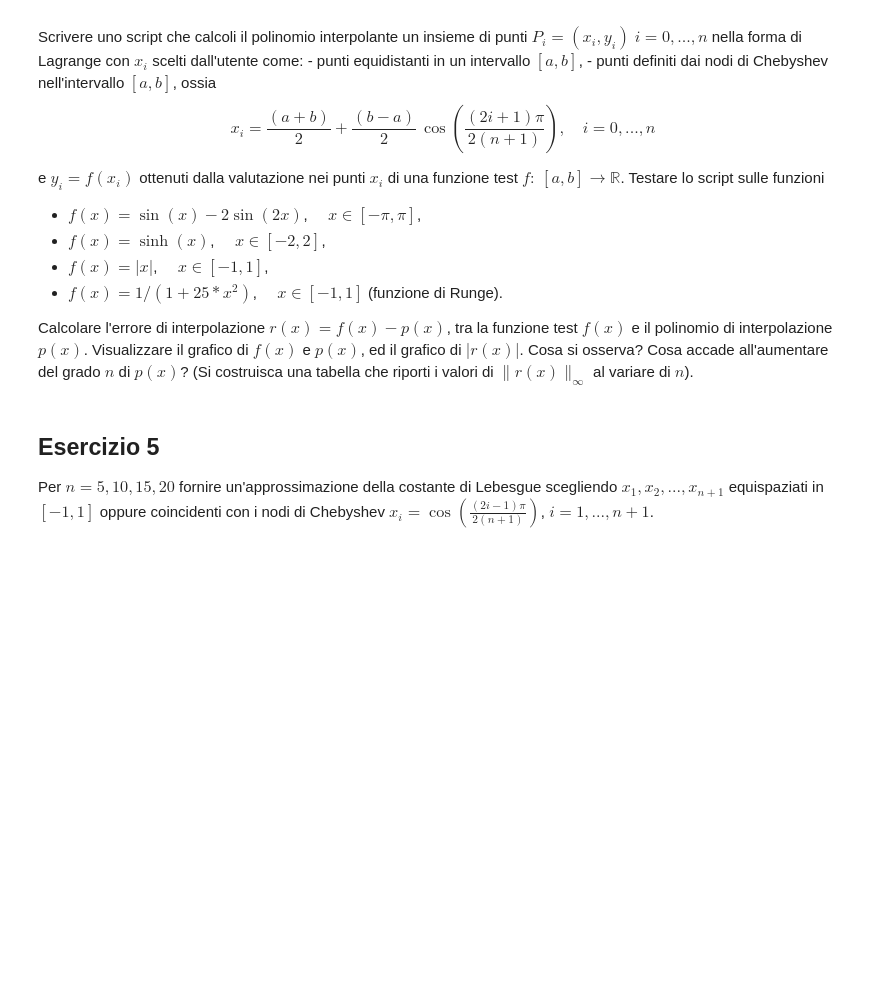
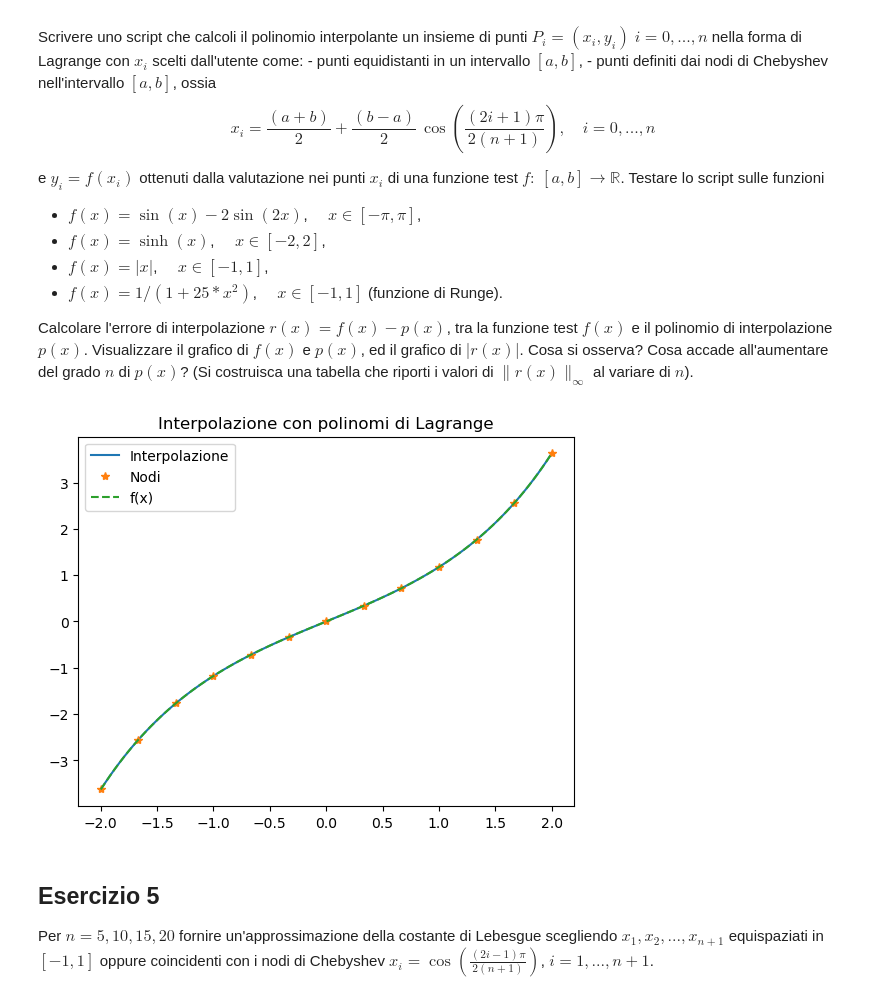
Before and after one commit to FabioFattori/eserciziMetodiNumerici, a Jupyter notebook: esercizi10/ESercitazione_10.ipynb, the cells around one changed output. Saved outputs shown, nothing was run; the diff lists cells and outputs as text; code cells hidden in the pictures; blank space fills up the shorter version.

```diff
--- a/esercizi10/ESercitazione_10.ipynb
+++ b/esercizi10/ESercitazione_10.ipynb
@@ -363,6 +472,53 @@ tra la funzione test $f(x)$ e il polinomio di interpolazione $p(x)$.
 Visualizzare il grafico di $f(x)$ e $p(x)$, ed il grafico di
 $|r(x)|$. Cosa si osserva? Cosa accade all'aumentare del grado $n$ di $p(x)$?
 (Si costruisca una tabella che riporti i valori di $\|r(x)\|_{\infty}$ al variare di $n$).
+# %%
+def zeri_Cheb(a,b,n):
+    t1=(a+b)/2
+    t2=(b-a)/2
+    diff=[]
+    x=np.zeros((n+1,))
+
+    for k in range(n+1):
+        x[k]=t1+t2*np.cos(((2*k+1)/(2*(n+1))*np.pi))
+    return x
+# %%
+scelta = int(input("scegli la funzione PORCODIO"))
+
+if scelta == 1:
+    f = lambda x: math.sin(x)-2*math.sin(2*x)
+    a,b = -math.pi,math.pi
+elif scelta == 2:
+    f = lambda x: np.sinh(x)
+    a,b = -2,2
+elif scelta == 3:
+    f = lambda x: np.abs(x)
+    a,b = -1,1
+else :
+    f = lambda x: 1/(1+25*x**2)
+    a,b = -1,1
+
+scelta = int(input("1) equidistanti 2) di Chebyshev"))
+
+xx = np.linspace(a,b,100)
+n = int(input("scegli il grado del polinomio interpolante"))
+if scelta == 1:
+    x = np.linspace(a,b,n+1)
+else :
+    x = zeri_Cheb(a,b,n)
+
+y = np.array([f(xi) for xi in x])
+
+yy = InterpL(x,y,xx)
+
+plt.plot(xx,yy)
+plt.plot(x,y,'*')
+plt.plot(xx,np.array([f(x1) for x1 in xx]),"--")
+plt.legend(['Interpolazione','Nodi','f(x)'])
+plt.title('Interpolazione con polinomi di Lagrange')
+plt.show()
+# %% [output]
+[figure, added]
 # %% [markdown]
 ## Esercizio 5
 
```
Also changed, not shown: parts of 11 cells of this notebook, 2 other files.
